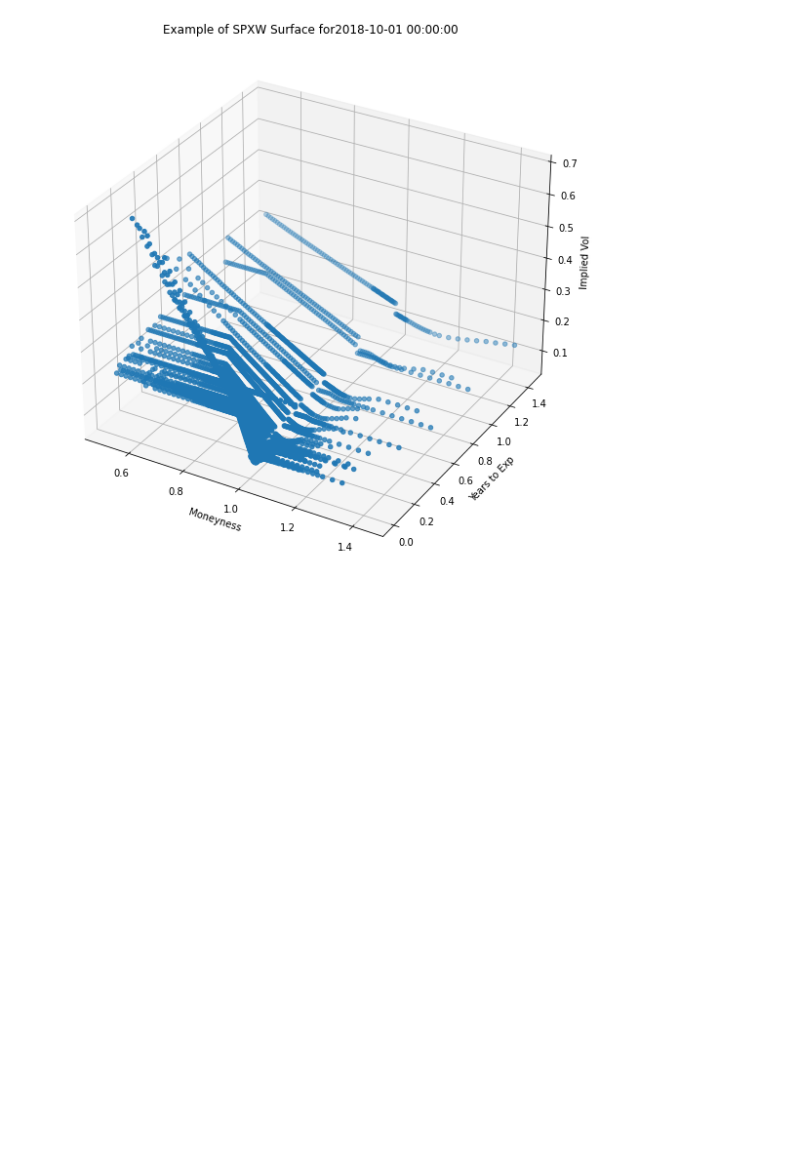
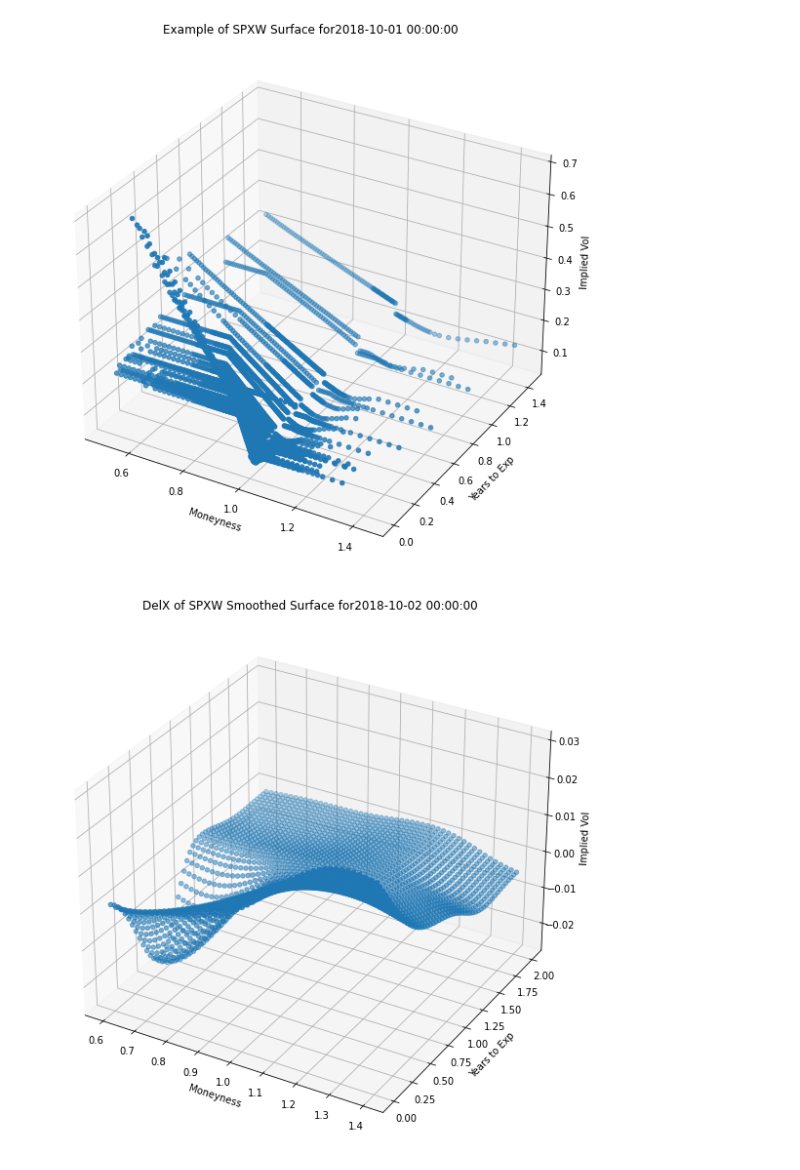
Before and after one commit to liamsantacruz/Math5010_Project, a Jupyter notebook: surface_smoothing.ipynb, the cells around one changed output. Cells and saved outputs as stored; diff of their text form; code cells hidden in the pictures; blank space fills up the shorter version.

Commit message:
With delta surfaces

```diff
--- a/surface_smoothing.ipynb
+++ b/surface_smoothing.ipynb
@@ -131,3 +134,32 @@ ax.set_title('Example of SPXW Surface for'  + str(sample_surface[0][3]))
 plt.show()
 # %% [output]
 [figure]
+# %%
+def get_delta_surfaces(surfaces):
+    del_X = []
+    moneyness = surfaces[0][0][:,0]
+    exp = surfaces[0][0][:,1]
+    for i in range(1,len(surfaces)):
+        del_imp = np.log(surfaces[i][0][:,2]) - np.log(surfaces[i-1][0][:,2])
+        del_surface = np.array([moneyness,exp,del_imp]).T
+        del_X.append([del_surface,surfaces[i][1]])
+    return del_X
+# %%
+dsurf = get_delta_surfaces(all_smoothed)
+# %%
+delX = dsurf[0][0]
+deldate = dsurf[0][1]
+# %%
+fig = plt.figure(figsize=(10, 10))
+ax = fig.add_subplot(projection='3d')
+
+ax.scatter(delX[:,0], delX[:,1], delX[:,2], marker='o')
+
+ax.set_xlabel('Moneyness')
+ax.set_ylabel('Years to Exp')
+ax.set_zlabel('Implied Vol')
+ax.set_title('DelX of SPXW Smoothed Surface for'  + str(deldate))
+
+plt.show()
+# %% [output]
+[figure, added]
```
Also changed, not shown: parts of 4 cells of this notebook.
